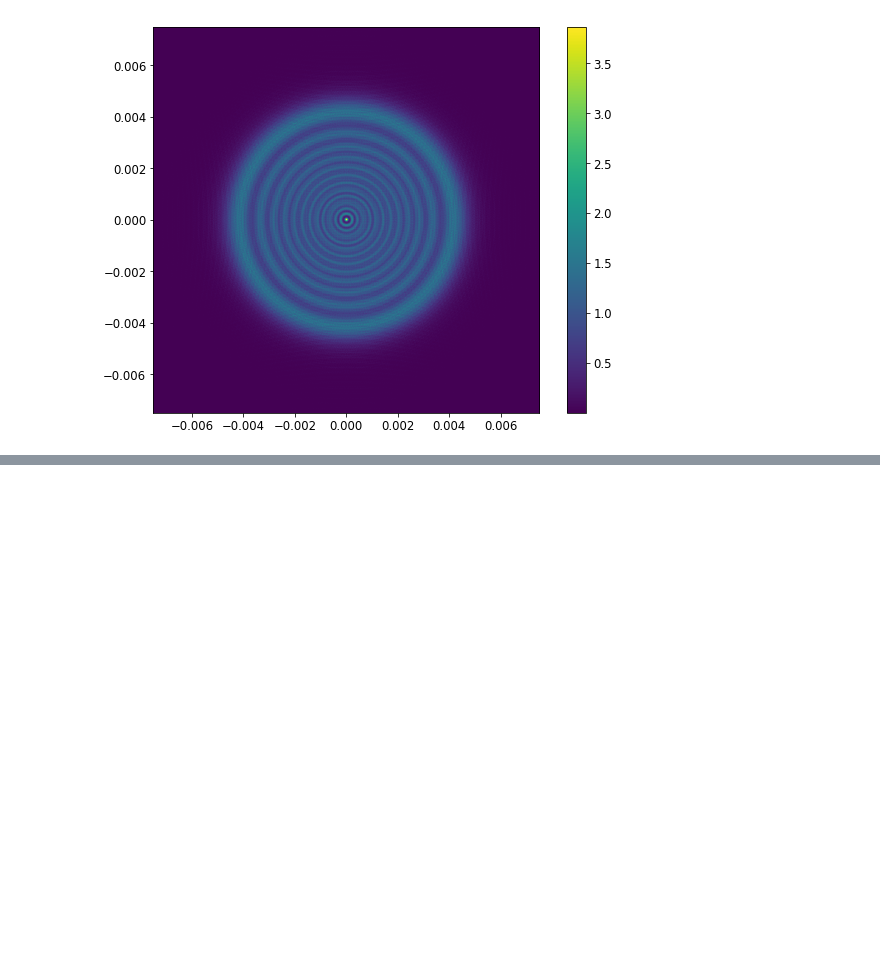
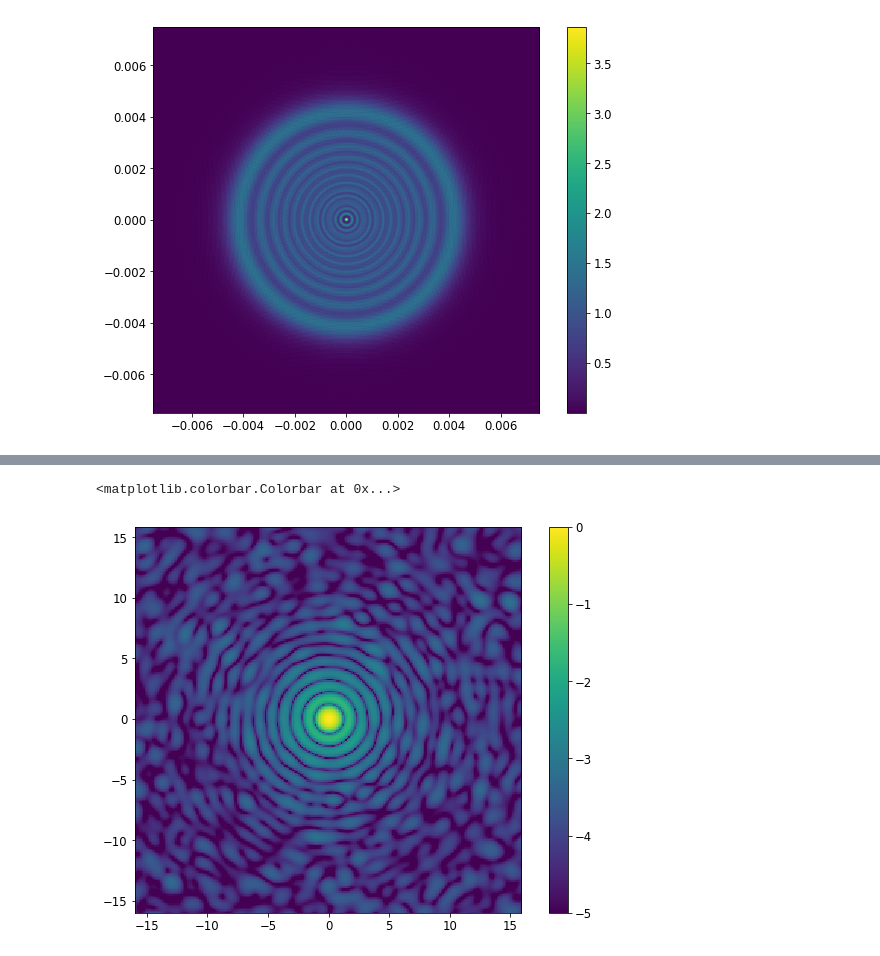
Before and after one commit to chen-pin/sleec, a Jupyter notebook: learn_hcipy.ipynb, the cells around one changed output, grey strips where cells are left out. Saved outputs shown, nothing was run; the diff lists cells and outputs as text; code cells hidden in the pictures; blank space fills up the shorter version.

```diff
--- a/learn_hcipy.ipynb
+++ b/learn_hcipy.ipynb
@@ -124,3 +185,8 @@ plt.colorbar()
 plt.show()
 # %% [output]
 [figure]
+# %%
+aberration = hci.SurfaceAberration(pupil_grid, 1/4, 1)
+# %%
+wf = hci.Wavefront(aperture)
+img = prop(aberration(wf))
@@ -126,0 +213,6 @@ plt.show()
+# %%
+hci.imshow_field(np.log10(img.intensity/img.intensity.max()), vmin=-5)
+plt.colorbar()
+# %% [output]
+<matplotlib.colorbar.Colorbar at 0x...>
+[figure, added]
```
Also changed, not shown: parts of 4 cells of this notebook, 1 other file.
